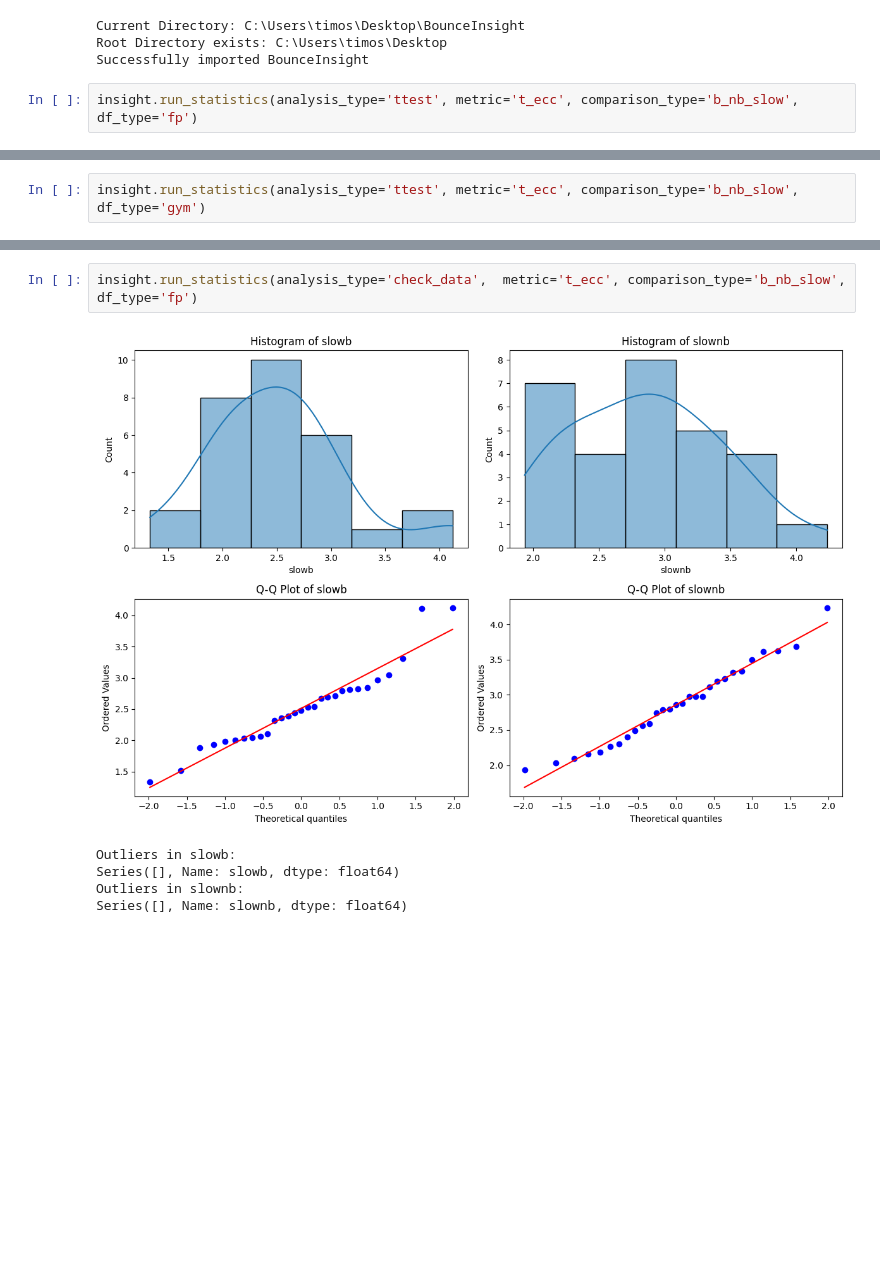
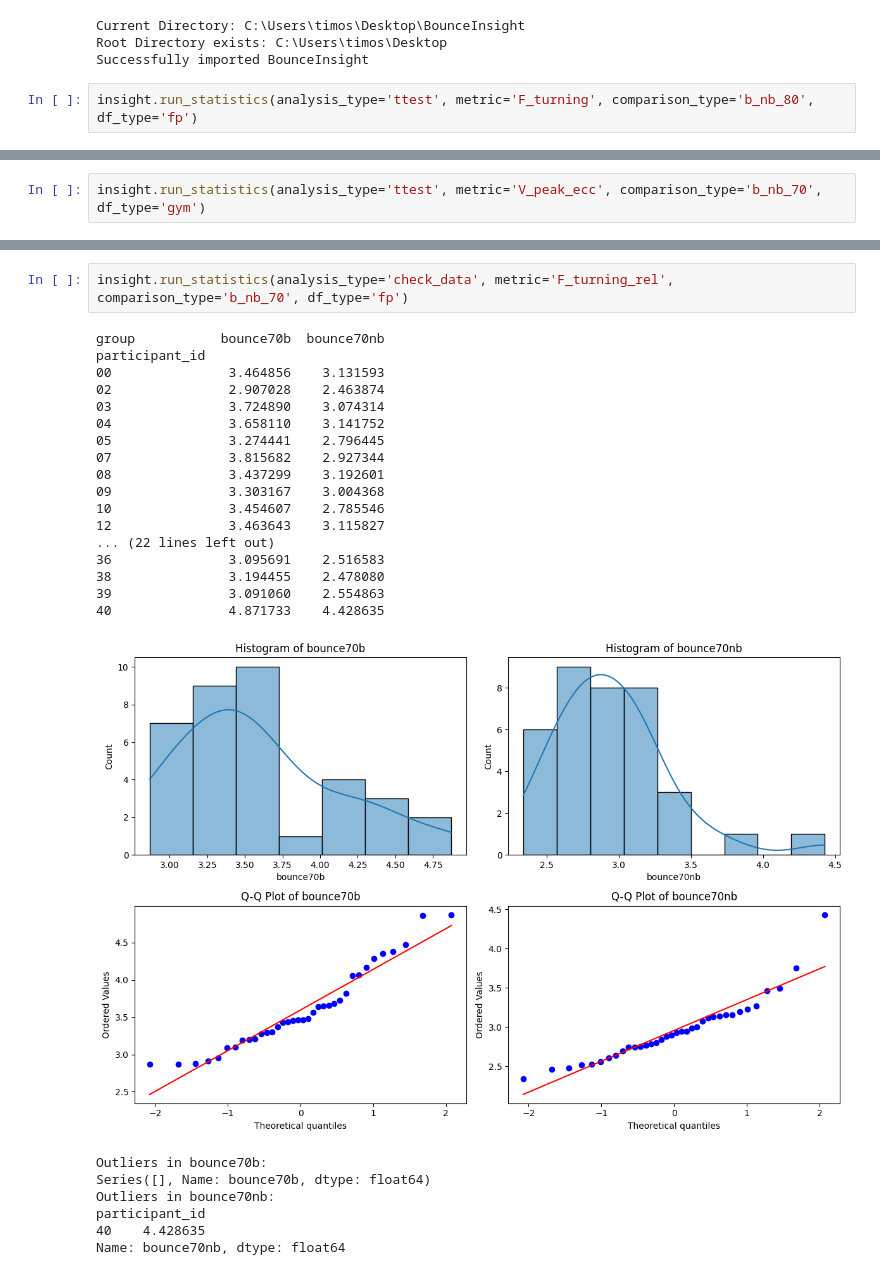
Before and after one commit to loieboi/BounceInsight, a Jupyter notebook: stat.ipynb, the cells around one changed output, grey strips where cells are left out. Cells and saved outputs as stored; diff of their text form; blank space fills up the shorter version.

Commit message:
upt: Added relative forces into analysis
- Relative forces are now calculated and saved into the all mighty forceplate_data.csv so it can be also used for analysis

```diff
--- a/stat.ipynb
+++ b/stat.ipynb
@@ -37,5 +37,5 @@ Current Directory: C:\Users\timos\Desktop\BounceInsight
 Root Directory exists: C:\Users\timos\Desktop
 Successfully imported BounceInsight
 # %%
-insight.run_statistics(analysis_type='ttest', metric='t_ecc', comparison_type='b_nb_slow', df_type='fp')
+insight.run_statistics(analysis_type='ttest', metric='F_turning', comparison_type='b_nb_80', df_type='fp')
 # %% [output]
@@ -59,3 +55,3 @@ T-statistic: -3.7839, p-value: 0.0007
 # %%
-insight.run_statistics(analysis_type='ttest', metric='t_ecc', comparison_type='b_nb_slow', df_type='gym')
+insight.run_statistics(analysis_type='ttest', metric='V_peak_ecc', comparison_type='b_nb_70', df_type='gym')
 # %% [output]
@@ -79,8 +62,27 @@ T-statistic: -5.4673, p-value: 0.0000
 # %%
-insight.run_statistics(analysis_type='check_data',  metric='t_ecc', comparison_type='b_nb_slow', df_type='fp')
+insight.run_statistics(analysis_type='check_data', metric='F_turning_rel', comparison_type='b_nb_70', df_type='fp')
 # %% [output]
+group           bounce70b  bounce70nb
+participant_id
+00               3.464856    3.131593
+02               2.907028    2.463874
+03               3.724890    3.074314
+04               3.658110    3.141752
+05               3.274441    2.796445
+07               3.815682    2.927344
+08               3.437299    3.192601
+09               3.303167    3.004368
+10               3.454607    2.785546
+12               3.463643    3.115827
+... (22 lines left out)
+36               3.095691    2.516583
+38               3.194455    2.478080
+39               3.091060    2.554863
+40               4.871733    4.428635
-[figure, old version]
+[figure, new version]
-Outliers in slowb:
-Series([], Name: slowb, dtype: float64)
-Outliers in slownb:
-Series([], Name: slownb, dtype: float64)
+Outliers in bounce70b:
+Series([], Name: bounce70b, dtype: float64)
+Outliers in bounce70nb:
+participant_id
+40    4.428635
+Name: bounce70nb, dtype: float64
```
Also changed, not shown: parts of 2 cells of this notebook, 8 other files.
